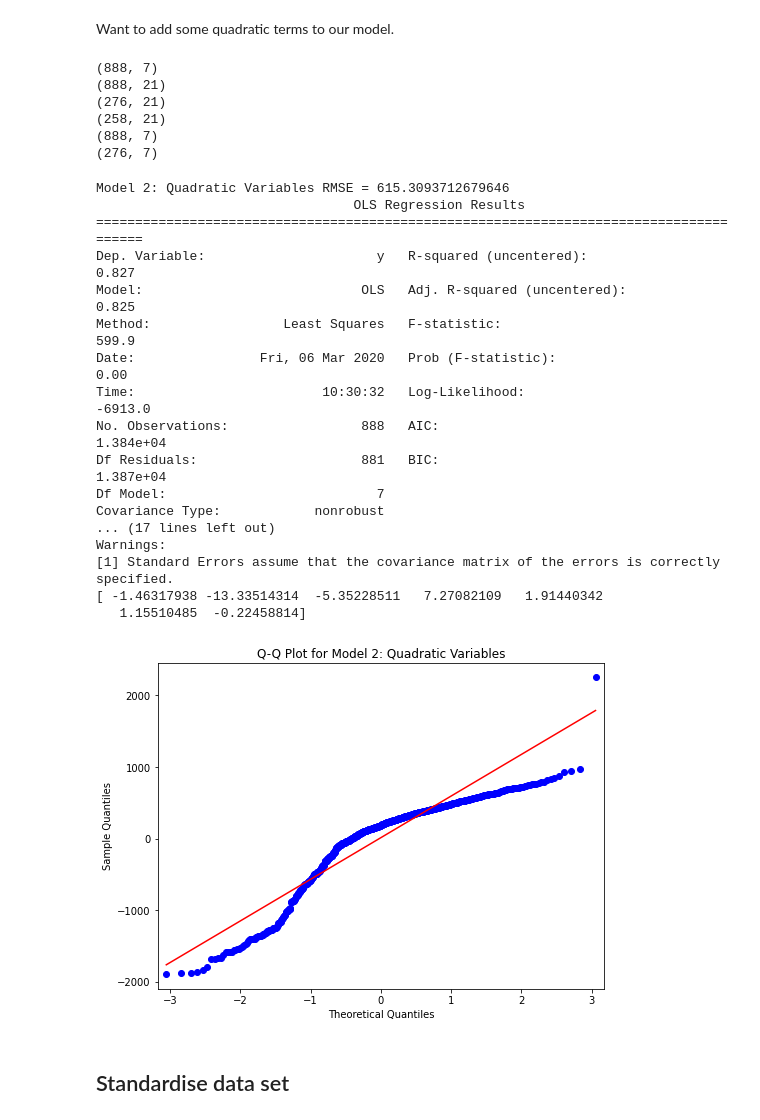
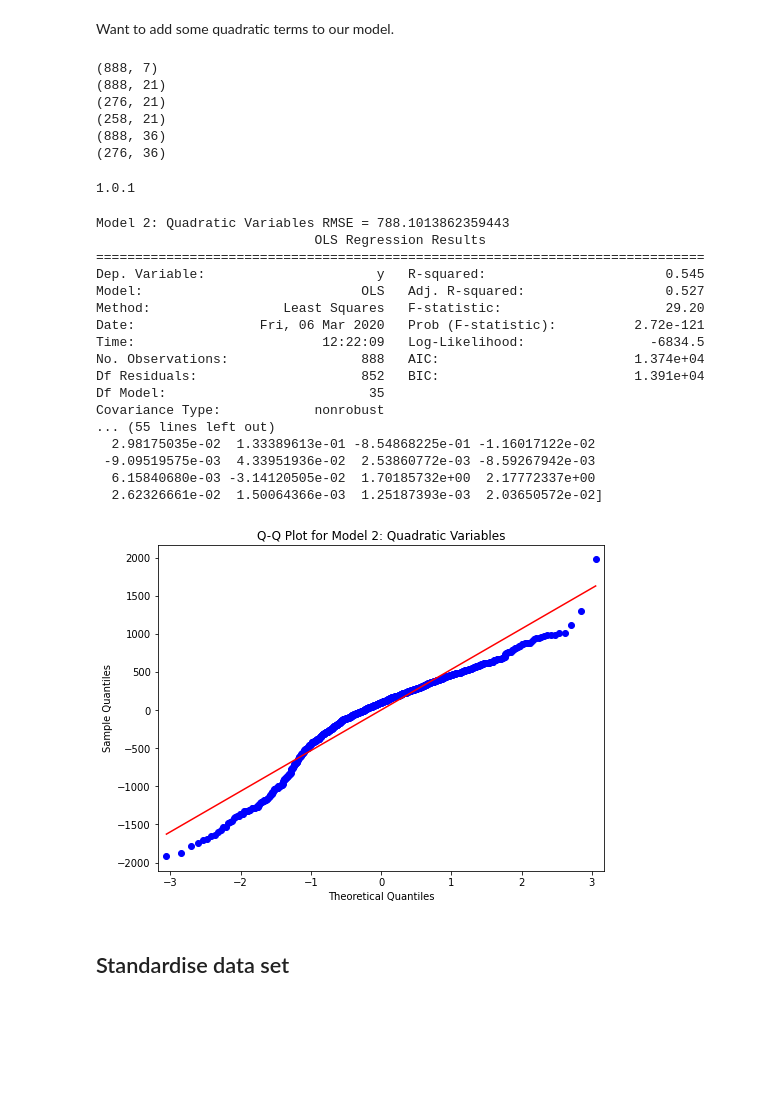
Before and after one commit to egstatsml/cab420, a Jupyter notebook: tute_2.ipynb, the cells around one changed output. Drawn from its saved outputs; the diff is of its cells as text; code cells hidden in the pictures; blank space fills up the shorter version.

Commit message:
corrected minor errors

```diff
--- a/tute_2.ipynb
+++ b/tute_2.ipynb
@@ -161,47 +161,51 @@ print(X_train.shape)
 X_train_complex = x2fx(X_train)
 X_val_complex = x2fx(X_val)
 X_test_complex = x2fx(X_test)
-print(X_train.shape)
-print(X_val.shape)
+print(X_train_complex.shape)
+print(X_val_complex.shape)
 # %% [output]
 (888, 7)
 (888, 21)
 (276, 21)
 (258, 21)
-(888, 7)
-(276, 7)
+(888, 36)
+(276, 36)
+# %%
+print(pd.__version__)
+# %% [output]
+1.0.1
 # %%
-model = sm.OLS(Y_train, X_train)
+model = sm.OLS(Y_train, X_train_complex)
 # fit the model without any regularisation
 model_2_fit = model.fit()
-pred = model_2_fit.predict(X_val)
+pred = model_2_fit.predict(X_val_complex)
 print('Model 2: Quadratic Variables RMSE = {}'.format(
-  np.sqrt(mean_squared_error(Y_val, model_2_fit.predict(X_val)))))
+  np.sqrt(mean_squared_error(Y_val, model_2_fit.predict(X_val_complex)))))
 print(model_2_fit.summary())
 print(model_2_fit.params)
 fig, ax = plt.subplots(figsize=(8,6))
 sm.qqplot(model_2_fit.resid, ax=ax, line='s')
 plt.title('Q-Q Plot for Model 2: Quadratic Variables')
 plt.show()
 # %% [output]
-Model 2: Quadratic Variables RMSE = 615.3093712679646
-                                 OLS Regression Results
-=======================================================================================
-Dep. Variable:                      y   R-squared (uncentered):                   0.827
-Model:                            OLS   Adj. R-squared (uncentered):              0.825
-Method:                 Least Squares   F-statistic:                              599.9
-Date:                Fri, 06 Mar 2020   Prob (F-statistic):                        0.00
-Time:                        10:30:32   Log-Likelihood:                         -6913.0
-No. Observations:                 888   AIC:                                  1.384e+04
-Df Residuals:                     881   BIC:                                  1.387e+04
-Df Model:                           7
+Model 2: Quadratic Variables RMSE = 788.1013862359443
+                            OLS Regression Results
+==============================================================================
+Dep. Variable:                      y   R-squared:                       0.545
+Model:                            OLS   Adj. R-squared:                  0.527
+Method:                 Least Squares   F-statistic:                     29.20
+Date:                Fri, 06 Mar 2020   Prob (F-statistic):          2.72e-121
+Time:                        12:22:09   Log-Likelihood:                -6834.5
+No. Observations:                 888   AIC:                         1.374e+04
+Df Residuals:                     852   BIC:                         1.391e+04
+Df Model:                          35
 Covariance Type:            nonrobust
-... (17 lines left out)
-Warnings:
-[1] Standard Errors assume that the covariance matrix of the errors is correctly specified.
-[ -1.46317938 -13.33514314  -5.35228511   7.27082109   1.91440342
-   1.15510485  -0.22458814]
+... (55 lines left out)
+  2.98175035e-02  1.33389613e-01 -8.54868225e-01 -1.16017122e-02
+ -9.09519575e-03  4.33951936e-02  2.53860772e-03 -8.59267942e-03
+  6.15840680e-03 -3.14120505e-02  1.70185732e+00  2.17772337e+00
+  2.62326661e-02  1.50064366e-03  1.25187393e-03  2.03650572e-02]
-[figure, old version]
+[figure, new version]
 # %% [markdown]
 ## Standardise data set
 # %%
```
Also changed, not shown: parts of 1 cell of this notebook, 1 other file.
